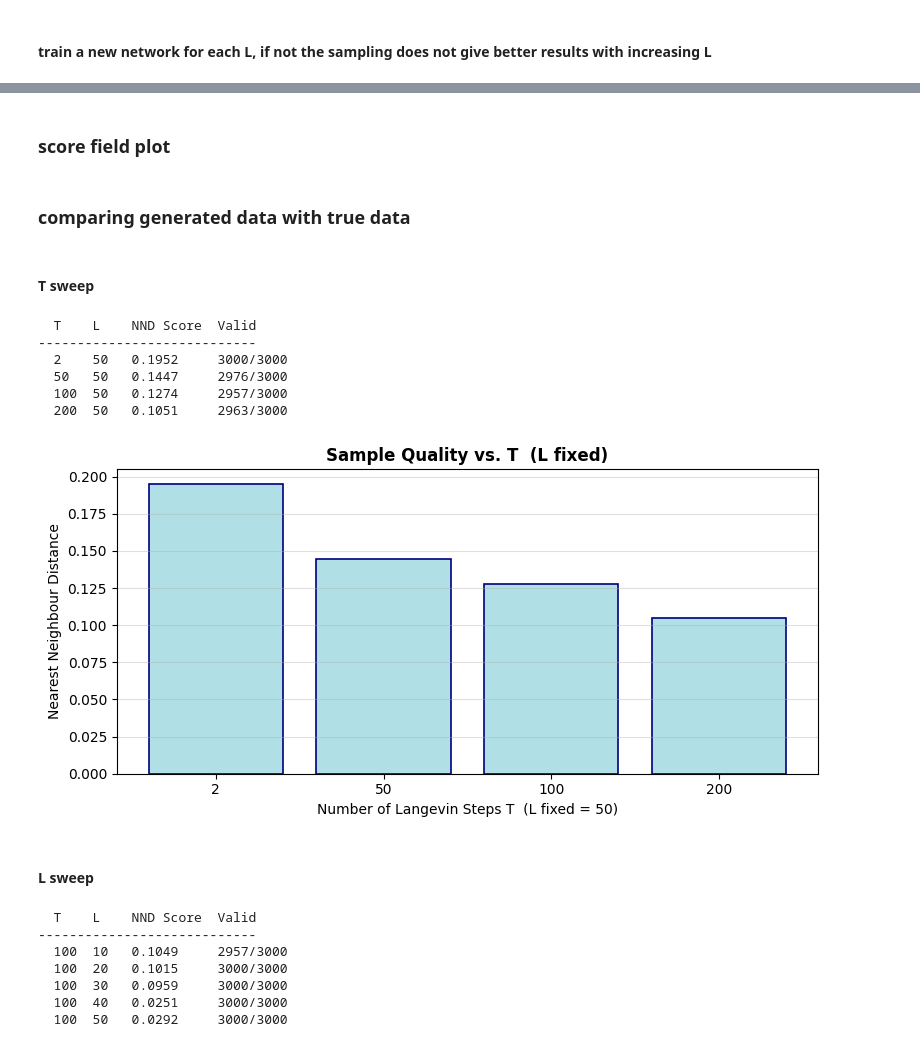
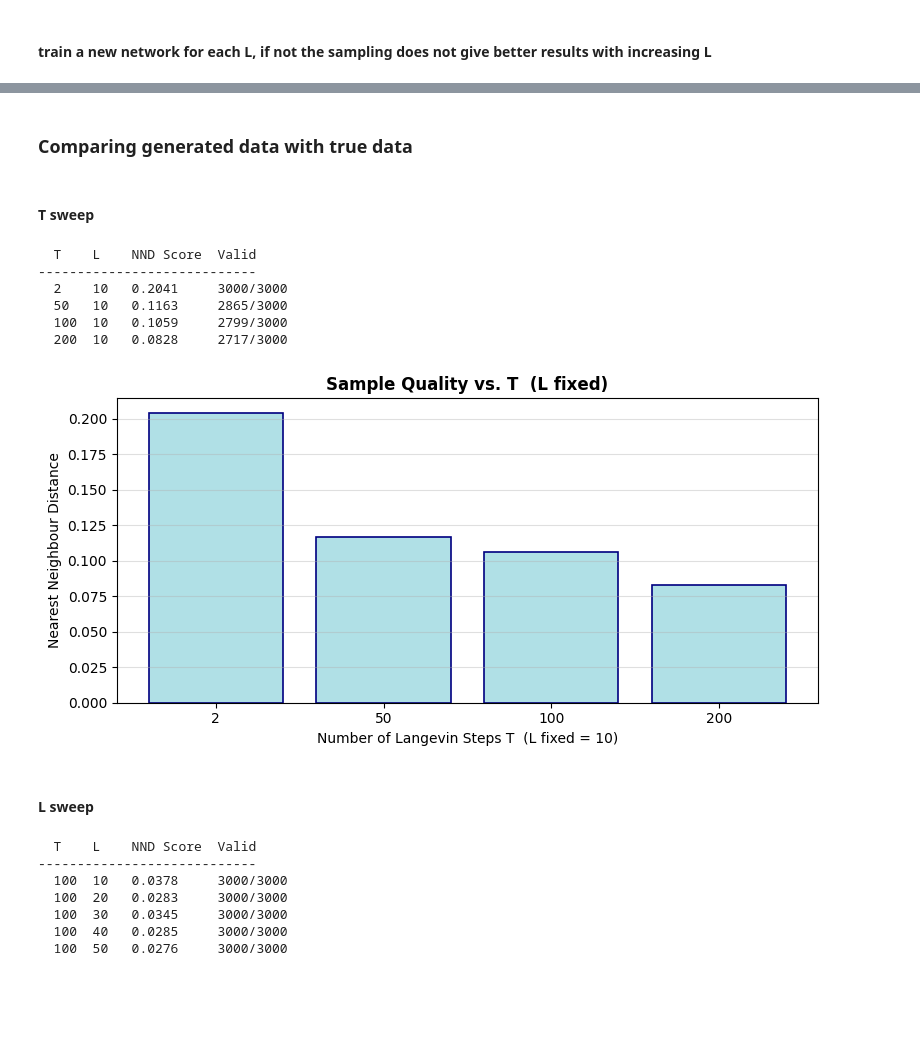
Before and after one commit to sj-rai/annealed-langevin-dsm, a Jupyter notebook: experiment.ipynb, the cells around one changed output, grey strips where cells are left out. Saved outputs shown, nothing was run; the diff lists cells and outputs as text; code cells hidden in the pictures; blank space fills up the shorter version.

```diff
--- a/experiment.ipynb
+++ b/experiment.ipynb
@@ -106,7 +105,7 @@ def train_network(sigmas):
 
     network = ScoreNetwork(hidden_dim=128)
     optimizer = optim.Adam(network.parameters(), lr=0.001)
-    epochs = 100000
+    epochs = 30000 # 30000 gives good results, anything above this will improve the final sample quality, below 30000 generally produces poor quality samples
     batch_size = 128
 
     for epoch in range(epochs):
@@ -402,2 +360,0 @@ for L in L_SWEEP:
-# %% [markdown]
-### score field plot
@@ -465,2 +361,2 @@ for L in L_SWEEP:
 # %% [markdown]
-### comparing generated data with true data
+### Comparing generated data with true data
@@ -709,33 +387,34 @@ results_nnd_T = {}
 header = "  T    L    NND Score  Valid"
 print(header)
 print("-" * len(header))
+T_SWEEP = [2, 50, 100, 200]
 for T in T_SWEEP:
     sample_dict = {2: samples_T_2, 50: samples_T_50, 100: samples_T_100, 200: samples_T_200}
     nnd, valid = nn_distance_T(sample_dict[T], real_sub_T)
     results_nnd_T[T] = nnd
-    print(f"  {T:<4} {50:<4} {nnd:<10.4f} {valid}/3000")
+    print(f"  {T:<4} {10:<4} {nnd:<10.4f} {valid}/3000")
 # %% [output]
   T    L    NND Score  Valid
 ----------------------------
-  2    50   0.1952     3000/3000
-  50   50   0.1447     2976/3000
-  100  50   0.1274     2957/3000
-  200  50   0.1051     2963/3000
+  2    10   0.2041     3000/3000
+  50   10   0.1163     2865/3000
+  100  10   0.1059     2799/3000
+  200  10   0.0828     2717/3000
 # %%
 x_pos  = list(range(len(T_SWEEP)))
 labels = [str(T) for T in T_SWEEP]
 scores = [results_nnd_T[T] for T in T_SWEEP]
 
 fig, ax = plt.subplots(figsize=(8, 4))
 ax.bar(x_pos, scores, color="powderblue", edgecolor="navy", linewidth=1.2)
 ax.set_xticks(x_pos); ax.set_xticklabels(labels)
-ax.set_xlabel(f"Number of Langevin Steps T  (L fixed = {50})")
+ax.set_xlabel(f"Number of Langevin Steps T  (L fixed = {10})")
 ax.set_ylabel("Nearest Neighbour Distance")
 ax.set_title("Sample Quality vs. T  (L fixed)", fontweight="bold")
 ax.grid(axis="y", alpha=0.4)
 plt.tight_layout(); plt.show()
 # %% [output]
-[figure, old version]
+[figure, new version]
 # %% [markdown]
 #### L sweep
 # %%
@@ -771,11 +450,11 @@ for L in L_SWEEP:
 # %% [output]
   T    L    NND Score  Valid
 ----------------------------
-  100  10   0.1049     2957/3000
-  100  20   0.1015     3000/3000
-  100  30   0.0959     3000/3000
-  100  40   0.0251     3000/3000
-  100  50   0.0292     3000/3000
+  100  10   0.0378     3000/3000
+  100  20   0.0283     3000/3000
+  100  30   0.0345     3000/3000
+  100  40   0.0285     3000/3000
+  100  50   0.0276     3000/3000
 # %%
 x_pos  = list(range(len(L_SWEEP)))
 labels = [str(L) for L in L_SWEEP]
```
Also changed, not shown: parts of 40 cells of this notebook, 31 other files.
